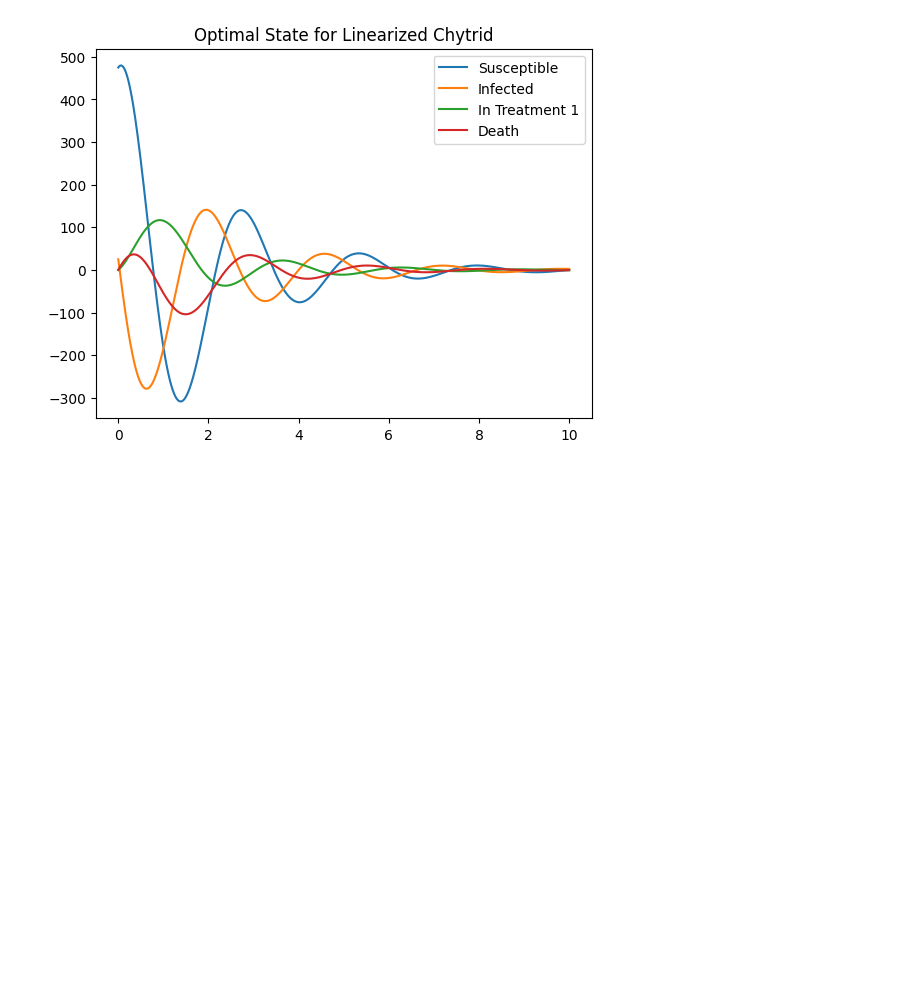
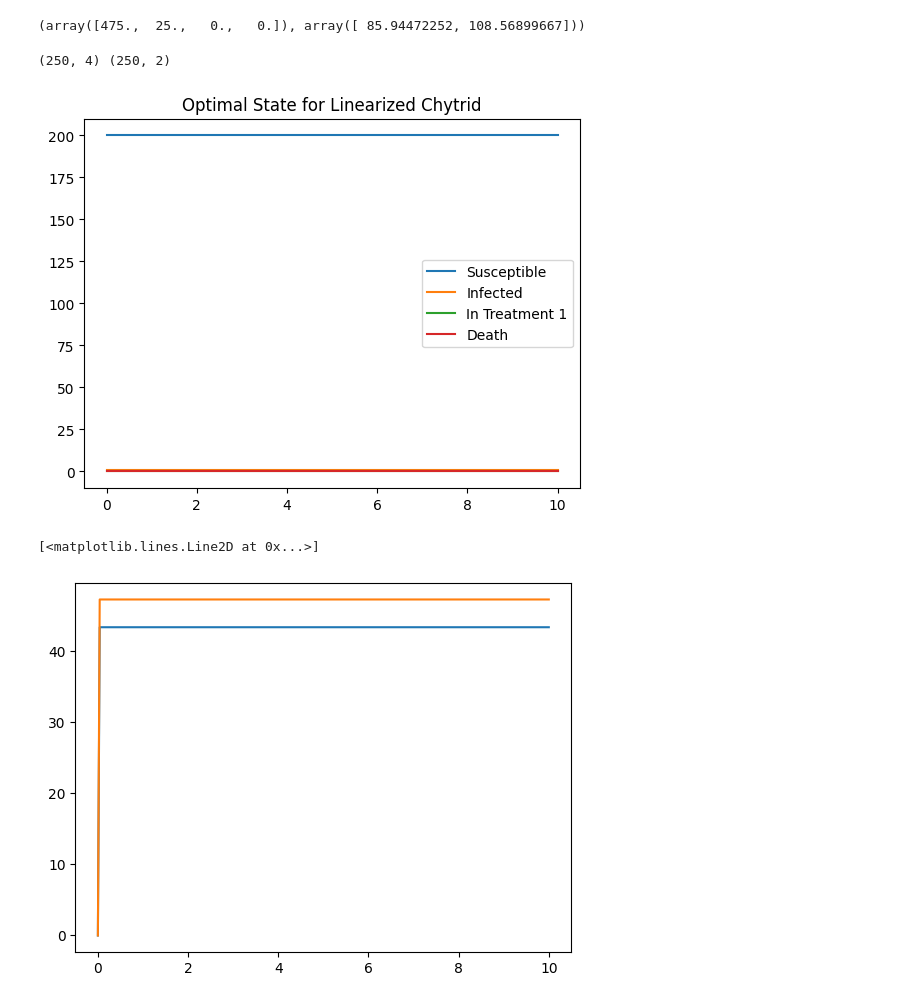
Before and after one commit to ACME-Vol4-Project1/save-axolotls-control, a Jupyter notebook: LQR_control.ipynb, the cells around one changed output. Saved outputs shown, nothing was run; the diff lists cells and outputs as text; code cells hidden in the pictures; blank space fills up the shorter version.

Commit message:
iterated lqr function

```diff
--- a/LQR_control.ipynb
+++ b/LQR_control.ipynb
@@ -14,7 +14,7 @@ R = np.eye(2)
 
 tf = 10 # total length of time full solution will be on (so tf = M * tn where M is however many times we linearize)
 
-def solve_linearized(A, B, y0, tn):
+def solve_linearized(A, B, y0, tf):
     '''
     Solve for control and state given a linearized system on an interval of length tn
     x_dot = Ax + Bu
@@ -40,12 +40,16 @@ def solve_linearized(A, B, y0, tn):
     S, I, T1, D = sol.sol(t)
 
     # can prob just return the solution but just wanted to plot to test
-    plt.title("Optimal State for Linearized Chytrid")
-    plt.plot(t, S, label="Susceptible")
-    plt.plot(t, I, label="Infected")
-    plt.plot(t, T1, label="In Treatment 1")
-    plt.plot(t, D, label="Death")
-    plt.legend()
+    # plt.title("Optimal State for Linearized Chytrid")
+    # plt.plot(t, S, label="Susceptible")
+    # plt.plot(t, I, label="Infected")
+    # plt.plot(t, T1, label="In Treatment 1")
+    # plt.plot(t, D, label="Death")
+    # plt.legend()
+
+    u = - B.T @ P @ sol.sol(t)  # control
+
+    return np.array([S[0], I[0], T1[0], D[0]]), u[:, 0]
 
 
 # TODO get sympy to linearize A and B from our model which is imported above with namespace m
@@ -69,4 +73,44 @@ y0 = np.array([475, 25, 0, 0])
 # TODO figure out how to iterate
 solve_linearized(A, B, y0, 10)
 # %% [output]
-[figure, removed]
+(array([475.,  25.,   0.,   0.]), array([ 85.94472252, 108.56899667]))
+# %%
+tf = 10
+t_steps = 250
+t_space = np.linspace(0, tf, t_steps)
+# %%
+def iterated_lqr(Df_x, Df_u, t_space, x0, u0):  # hen func
+    state_solutions = [x0]
+    control_solutions = [u0]
+    tf = t_space[-1]
+
+    for i in range(len(t_space) - 1):
+        A = Df_x(state_solutions[i], control_solutions[i])
+        B = Df_u(state_solutions[i], control_solutions[i])
+        x_new, u_new = solve_linearized(A, B, state_solutions[i], tf)
+        state_solutions.append(x_new)
+        control_solutions.append(u_new)
+
+    return np.array(state_solutions), np.array(control_solutions)
+
+x, u = iterated_lqr(t_space, np.array([200, 1, 0, 0]), np.zeros(2))
+print(x.shape, u.shape)
+
+t = t_space
+S, I, T1, D = x.T
+plt.title("Optimal State for Linearized Chytrid")
+plt.plot(t, S, label="Susceptible")
+plt.plot(t, I, label="Infected")
+plt.plot(t, T1, label="In Treatment 1")
+plt.plot(t, D, label="Death")
+plt.legend()
+plt.show()
+
+u1, u2 = u.T
+plt.plot(t_space, u1)
+plt.plot(t_space, u2)
+# %% [output]
+(250, 4) (250, 2)
+[figure, added]
+[<matplotlib.lines.Line2D at 0x...>]
+[figure, added]
```
